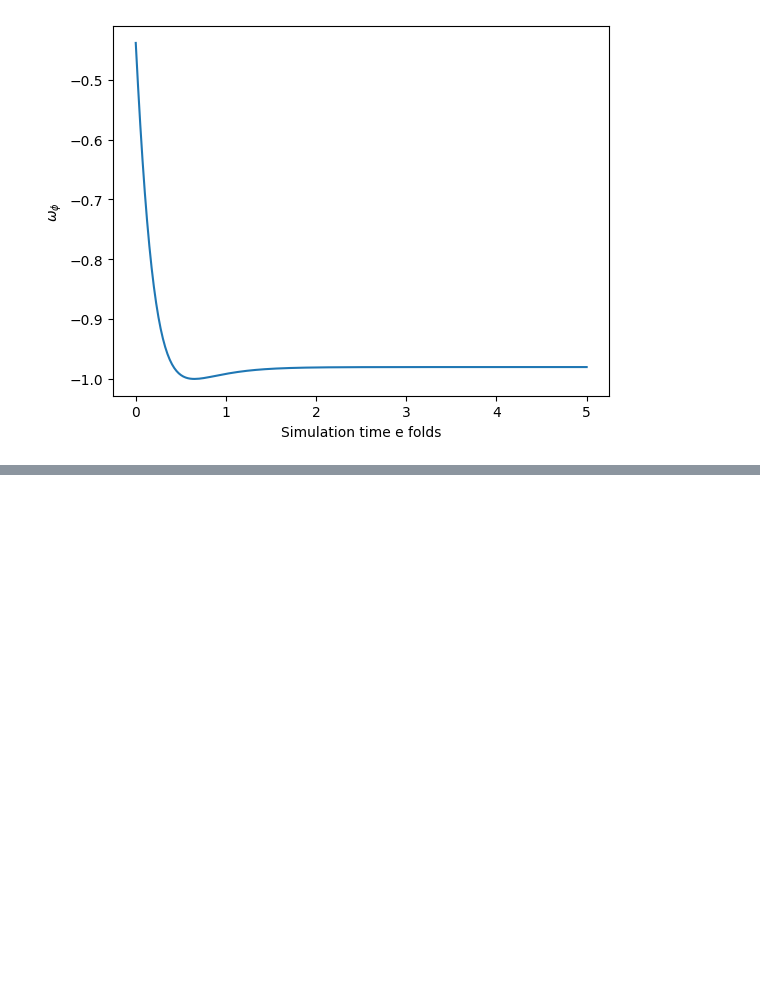
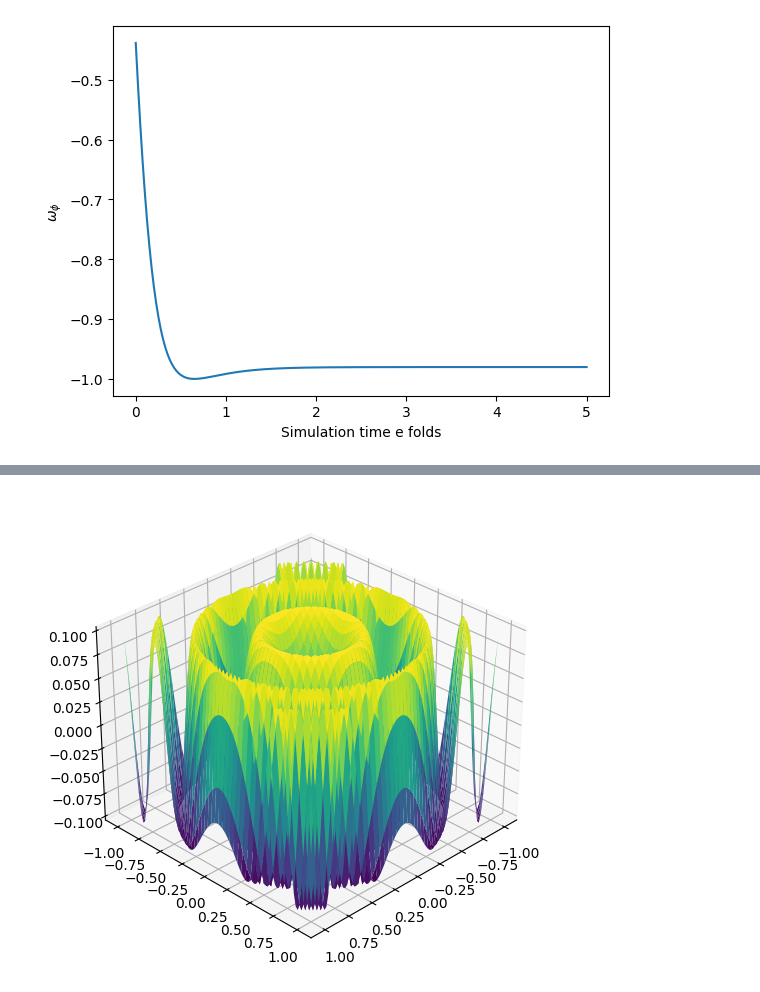
Before and after one commit to up2107120/Dynamical-systems-of-DE, a Jupyter notebook: test_code.ipynb, the cells around one changed output, grey strips where cells are left out. Cells and saved outputs as stored; diff of their text form; code cells hidden in the pictures; blank space fills up the shorter version.

```diff
--- a/test_code.ipynb
+++ b/test_code.ipynb
@@ -416,0 +483,16 @@ ax.plot3D(x,y,z,linewidth=2)
+# %%
+x = np.linspace(-1, 1, 100)
+y = np.linspace(-1, 1, 100)
+X, Y = np.meshgrid(x, y)
+def z_func(x,y):
+    #return 1-abs(x+y)-abs(y-x)
+    return np.sin(10*(x**2+y**2))/10
+Z=z_func(X,Y)
+plt.rcParams['figure.figsize'] = (8,6)
+
+ax = plt.axes(projection='3d')
+ax.plot_surface(X, Y, Z,cmap='viridis')
+ax.view_init(elev=30, azim=45)
+plt.show()
+# %% [output]
+[figure, added]
```
Also changed, not shown: parts of 10 cells of this notebook.
